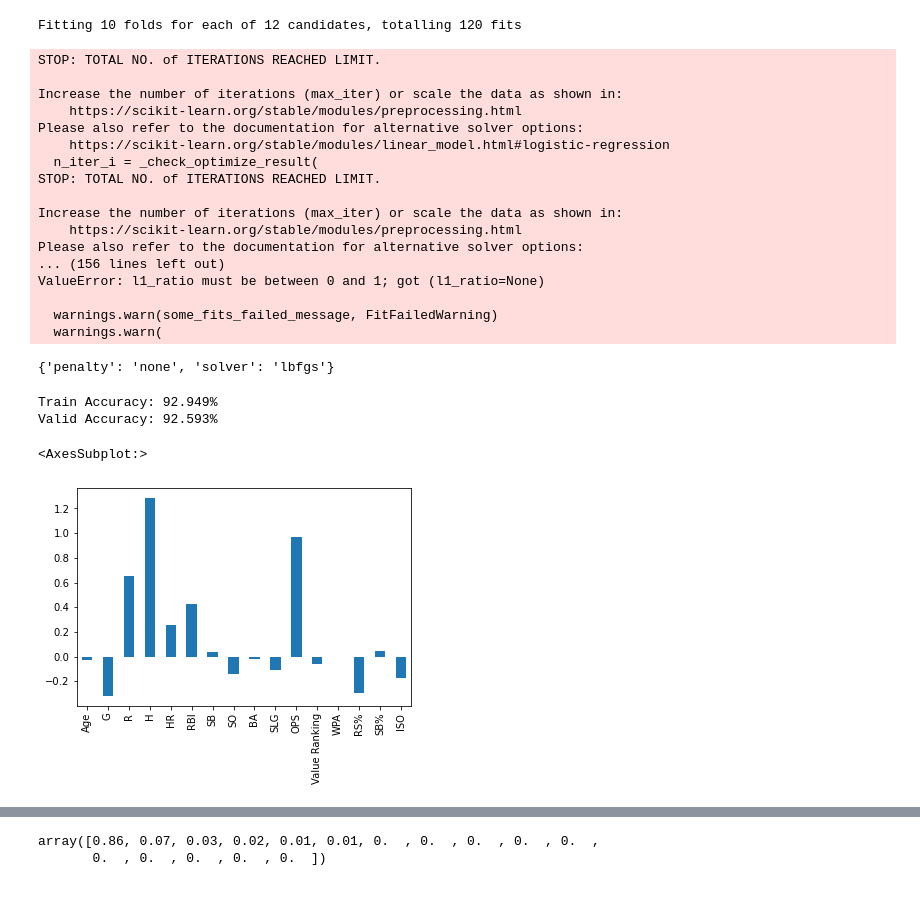
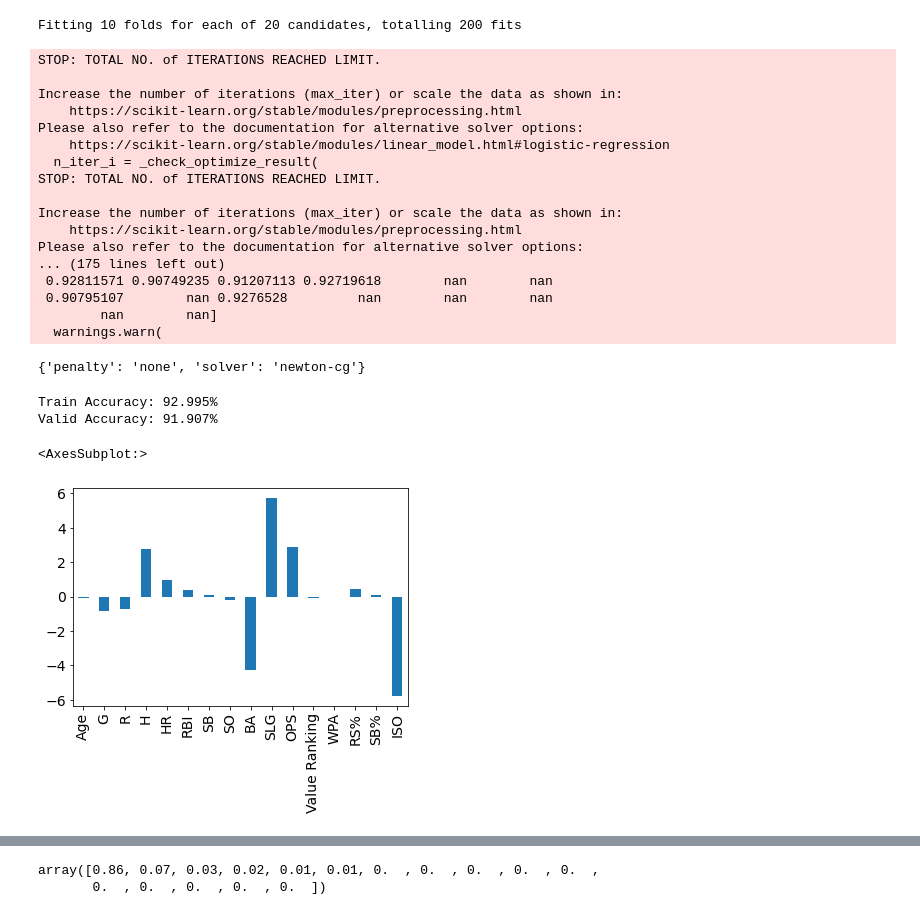
Before and after one commit to ebmorelli/451-allstar-project, a Jupyter notebook: project_models_0.ipynb, the cells around one changed output, grey strips where cells are left out. Drawn from its saved outputs; the diff is of its cells as text; code cells hidden in the pictures.

```diff
--- a/project_models_0.ipynb
+++ b/project_models_0.ipynb
@@ -50,11 +61,11 @@ Valid Accuracy: 92.593%
 # %%
 # Tuning hyperparametres for logistic regression
 
-model = LogisticRegression()
+model = LogisticRegression(random_state=123)
 
 params =  {
     'penalty': ['none', 'l2', 'l1', 'elasticnet'],
-    'solver': ['newton-cg', 'lbfgs', 'saga']
+    'solver': ['newton-cg', 'lbfgs', 'saga', 'sag', 'liblinear']
 }
 
 grid = GridSearchCV(estimator=model,
@@ -77,7 +88,7 @@ grid.best_params_
 #print(f"Train Accuracy: {model.score(train[xcols_alt], train['allstars'])*100:0.3f}%")
 #print(f"Valid Accuracy: {model.score(test[xcols_alt], test['allstars'])*100:0.3f}%")
 # %% [output]
-Fitting 10 folds for each of 12 candidates, totalling 120 fits
+Fitting 10 folds for each of 20 candidates, totalling 200 fits
 STOP: TOTAL NO. of ITERATIONS REACHED LIMIT.
 
 Increase the number of iterations (max_iter) or scale the data as shown in:
@@ -90,29 +101,29 @@ STOP: TOTAL NO. of ITERATIONS REACHED LIMIT.
 Increase the number of iterations (max_iter) or scale the data as shown in:
     https://scikit-learn.org/stable/modules/preprocessing.html
 Please also refer to the documentation for alternative solver options:
-... (156 lines left out)
-ValueError: l1_ratio must be between 0 and 1; got (l1_ratio=None)
-
-  warnings.warn(some_fits_failed_message, FitFailedWarning)
+... (175 lines left out)
+ 0.92811571 0.90749235 0.91207113 0.92719618        nan        nan
+ 0.90795107        nan 0.9276528         nan        nan        nan
+        nan        nan]
   warnings.warn(
-{'penalty': 'none', 'solver': 'lbfgs'}
+{'penalty': 'none', 'solver': 'newton-cg'}
 # %%
 # Logistic Reg post tuning
 model = Pipeline([
     ("std", StandardScaler()),
-    ("logr", LogisticRegression(penalty = 'l2', solver = 'newton-cg'))
+    ("logr", LogisticRegression(penalty = 'none', solver = 'newton-cg', random_state=123))
 ])
 model.fit(train[xcols], train["allstars"])
 model.score(test[xcols], test["allstars"])
 
 print(f"Train Accuracy: {model.score(train[xcols], train['allstars'])*100:0.3f}%")
 print(f"Valid Accuracy: {model.score(test[xcols], test['allstars'])*100:0.3f}%")
 pd.Series(model["logr"].coef_.reshape(-1), index=xcols).plot.bar()
 # %% [output]
-Train Accuracy: 92.949%
-Valid Accuracy: 92.593%
+Train Accuracy: 92.995%
+Valid Accuracy: 91.907%
 <AxesSubplot:>
-[figure, old version]
+[figure, new version]
 # %%
 #Hyperparamter tuning did not affect much for logistic regression.
 # %%
```
Also changed, not shown: parts of 15 cells of this notebook.
